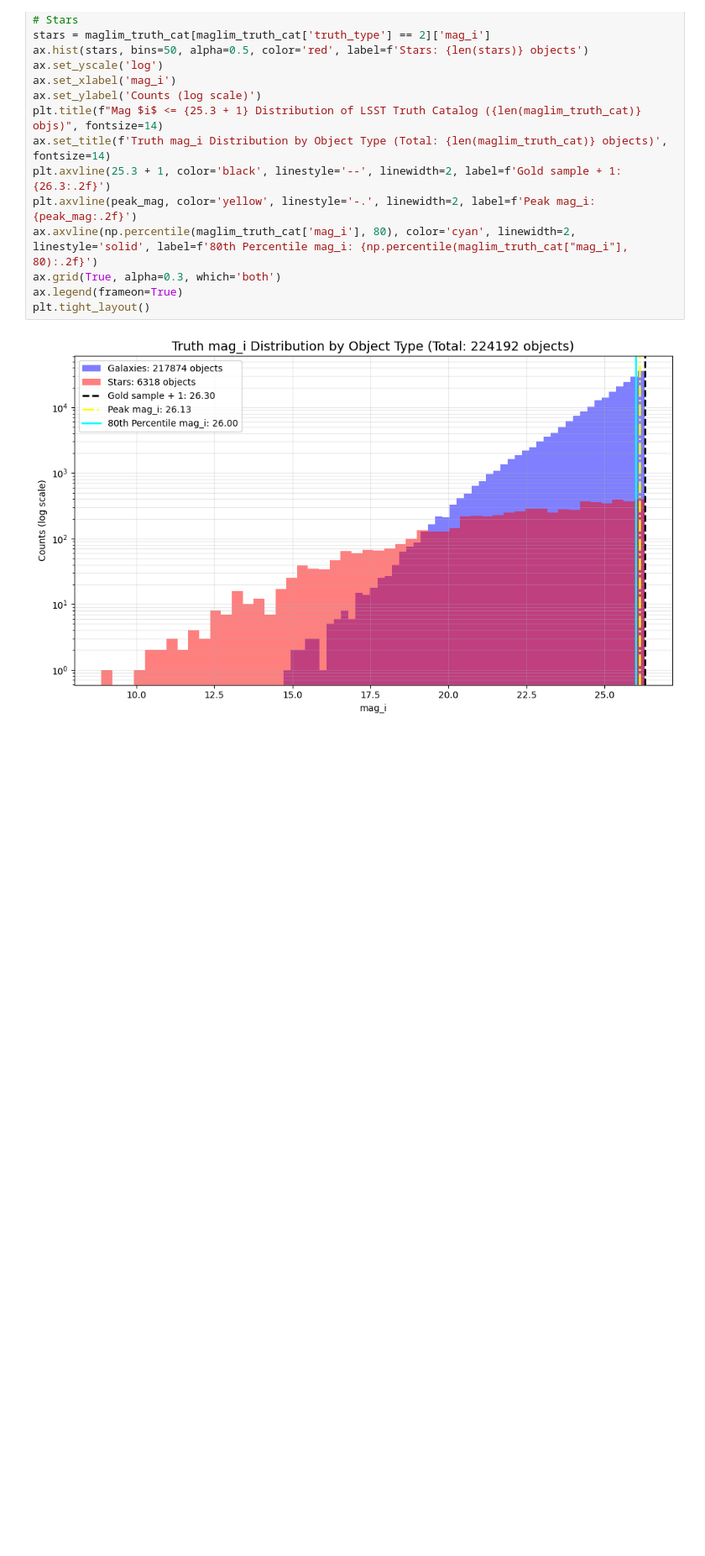
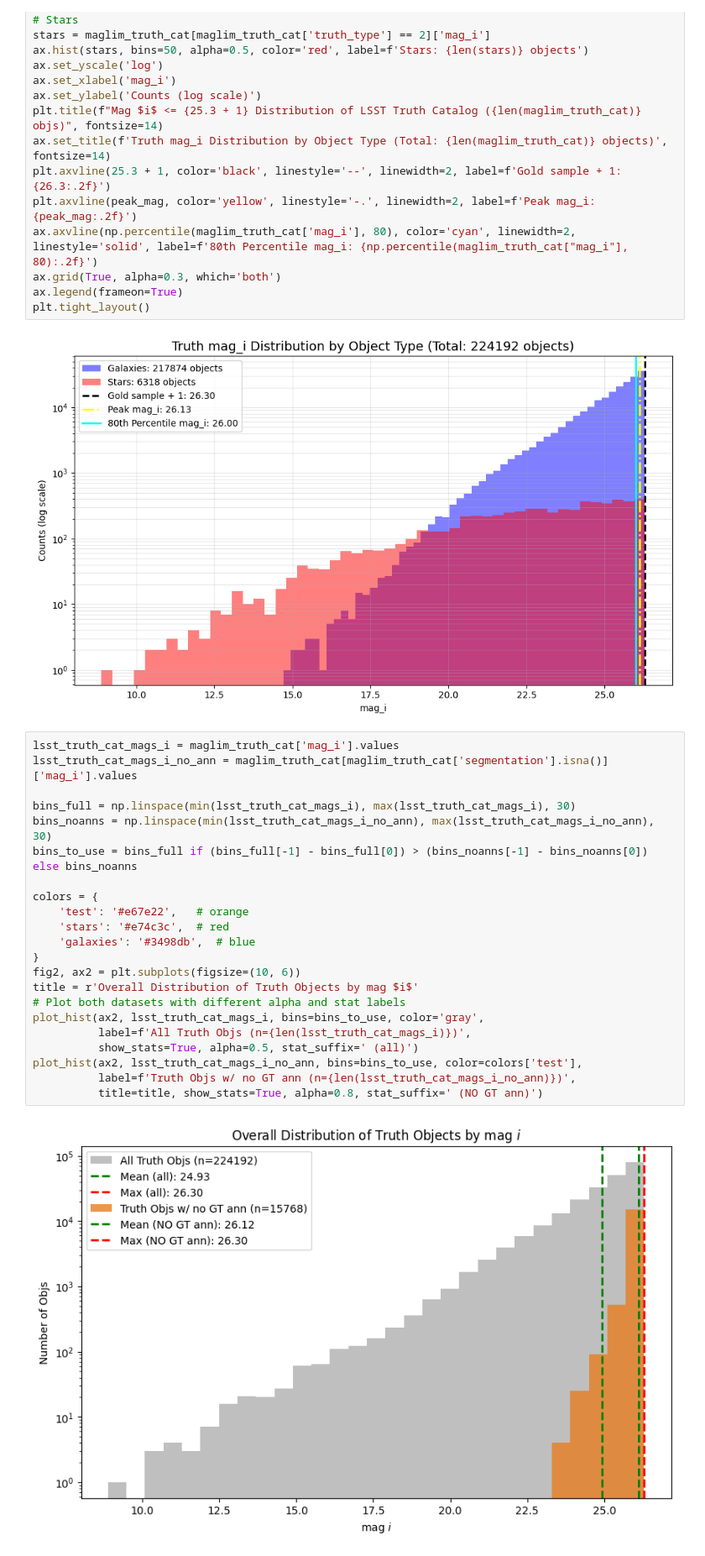
Before and after one commit to grantmerz/DeepDISC_Roman_Rubin, a Jupyter notebook: test_cats.ipynb, the cells around one changed output. Shown at 84% size. Saved outputs shown, nothing was run; the diff lists cells and outputs as text; blank space fills up the shorter version.

Commit message:
Investigated stars that got rejected during annotation process

```diff
--- a/test_cats.ipynb
+++ b/test_cats.ipynb
@@ -1234,3 +1236,27 @@ ax.legend(frameon=True)
 plt.tight_layout()
 # %% [output]
 [figure]
+# %%
+lsst_truth_cat_mags_i = maglim_truth_cat['mag_i'].values
+lsst_truth_cat_mags_i_no_ann = maglim_truth_cat[maglim_truth_cat['segmentation'].isna()]['mag_i'].values
+
+bins_full = np.linspace(min(lsst_truth_cat_mags_i), max(lsst_truth_cat_mags_i), 30)
+bins_noanns = np.linspace(min(lsst_truth_cat_mags_i_no_ann), max(lsst_truth_cat_mags_i_no_ann), 30)
+bins_to_use = bins_full if (bins_full[-1] - bins_full[0]) > (bins_noanns[-1] - bins_noanns[0]) else bins_noanns
+
+colors = {
+    'test': '#e67e22',   # orange
+    'stars': '#e74c3c',  # red
+    'galaxies': '#3498db',  # blue
+}
+fig2, ax2 = plt.subplots(figsize=(10, 6))
+title = r'Overall Distribution of Truth Objects by mag $i$'
+# Plot both datasets with different alpha and stat labels
+plot_hist(ax2, lsst_truth_cat_mags_i, bins=bins_to_use, color='gray',
+          label=f'All Truth Objs (n={len(lsst_truth_cat_mags_i)})',
+          show_stats=True, alpha=0.5, stat_suffix=' (all)')
+plot_hist(ax2, lsst_truth_cat_mags_i_no_ann, bins=bins_to_use, color=colors['test'],
+          label=f'Truth Objs w/ no GT ann (n={len(lsst_truth_cat_mags_i_no_ann)})',
+          title=title, show_stats=True, alpha=0.8, stat_suffix=' (NO GT ann)')
+# %% [output]
+[figure, added]
```
Also changed, not shown: parts of 15 cells of this notebook.
